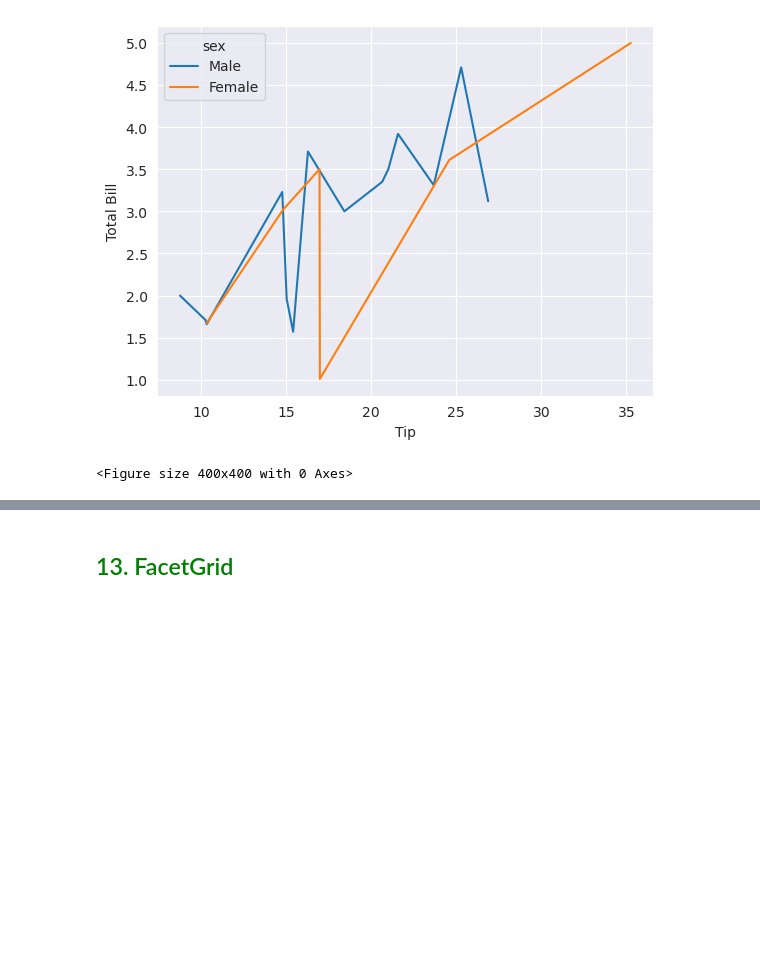
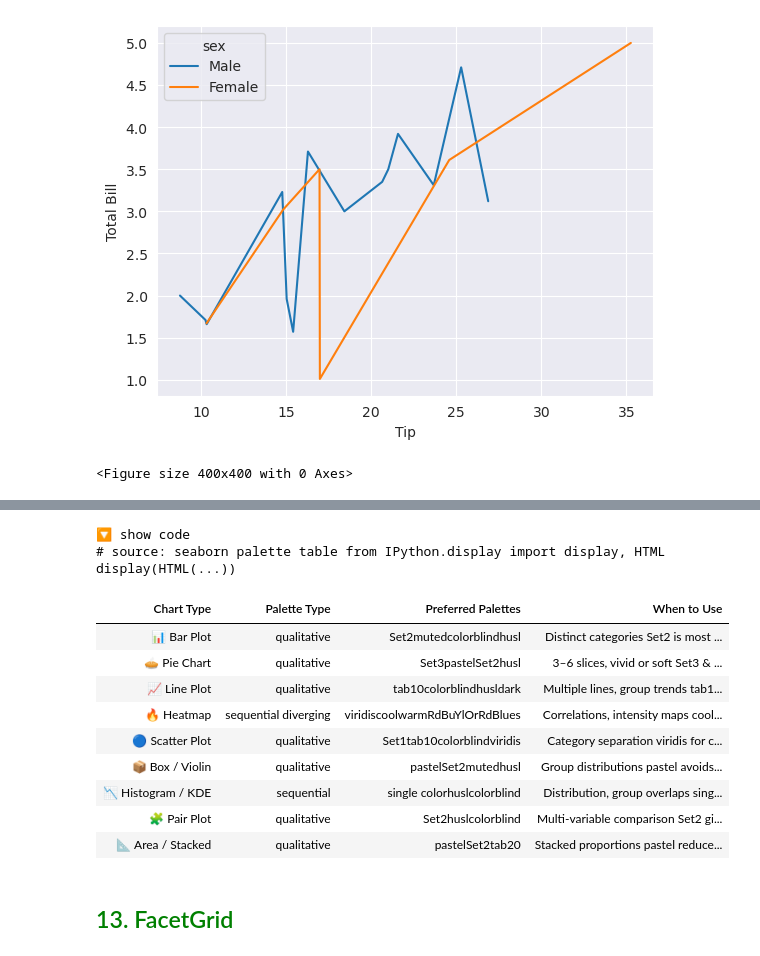
Before and after one commit to Kartika-Nidhi/Libraries_for_DS, a Jupyter notebook: Seaborn.ipynb, the cells around one changed output, grey strips where cells are left out. Drawn from its saved outputs; the diff is of its cells as text; code cells hidden in the pictures; blank space fills up the shorter version.

Commit message:
Seaborn notes completed

```diff
--- a/Seaborn.ipynb
+++ b/Seaborn.ipynb
@@ -342,5 +382,83 @@ plt.show()
 # %% [markdown]
 <div>
+# %%
+from IPython.display import display, HTML
+
+display(HTML("""
+<style>
+  .toggle-btn {
+    cursor: pointer; font-size: 12px; color: #888;
+    border: 1px solid #ddd; padding: 2px 10px;
+    border-radius: 4px; background: #f9f9f9;
+    margin-bottom: 6px; display: inline-block;
+  }
+  #code-block { display: none; }
+
+  /* --- table styles --- */
+  table { width:100%; border-collapse:collapse; font-family:Arial,sans-serif; font-size:13px; }
+  th { background:#4B8BBE; color:white; padding:10px 12px; text-align:left; }
+  td { padding:9px 12px; border-bottom:1px solid #e0e0e0; vertical-align:middle; }
+  tr:nth-child(even) td { background:#f5f8ff; }
+  tr:hover td { background:#eef3ff; }
+  .badge { display:inline-block; padding:2px 9px; border-radius:12px; font-size:11px; font-weight:bold; margin:2px; }
+  .b-teal   { background:#E1F5EE; color:#085041; }
+  .b-blue   { background:#E6F1FB; color:#0C447C; }
+  .b-purple { background:#EEEDFE; color:#3C3489; }
+  .b-coral  { background:#FAECE7; color:#712B13; }
+  .b-pink   { background:#FBEAF0; color:#72243E; }
+  .b-green  { background:#EAF3DE; color:#27500A; }
+  .b-amber  { background:#FAEEDA; color:#633806; }
+  .b-gray   { background:#F1EFE8; color:#444441; }
+  .qual { background:#EEEDFE; color:#3C3489; padding:2px 7px; border-radius:4px; font-size:11px; font-weight:bold; }
+  .seq  { background:#E1F5EE; color:#085041; padding:2px 7px; border-radius:4px; font-size:11px; font-weight:bold; }
+  .div  { background:#FAEEDA; color:#633806; padding:2px 7px; border-radius:4px; font-size:11px; font-weight:bold; }
+  .note { font-size:11px; color:#999; margin-top:2px; }
+</style>
+
+<span class="toggle-btn" onclick="
+  var b = document.getElementById('code-block');
+  b.style.display = b.style.display === 'none' ? 'block' : 'none';
+  this.textContent = b.style.display === 'none' ? '🔽 show code' : '🔼 hide code';
+">🔽 show code</span>
+
+<div id="code-block">
+<pre style="background:#f4f4f4; padding:10px; border-radius:6px; font-size:12px;">
+# source: seaborn palette table
+from IPython.display import display, HTML
+display(HTML(...))
+</pre>
+</div>
+
+<table>
+  <thead>
+    <tr><th>Chart Type</th><th>Palette Type</th><th>Preferred Palettes</th><th>When to Use</th></tr>
+  </thead>
+  <tbody>
+    <tr><td>📊 Bar Plot</td><td><span class="qual">qualitative</span></td><td><span class="badge b-teal">Set2</span><span class="badge b-gray">muted</span><span class="badge b-blue">colorblind</span><span class="badge b-purple">husl</span></td><td>Distinct categories<div class="note">Set2 is most recommended</div></td></tr>
+    <tr><td>🥧 Pie Chart</td><td><span class="qual">qualitative</span></td><td><span class="badge b-green">Set3</span><span class="badge b-pink">pastel</span><span class="badge b-teal">Set2</span><span class="badge b-purple">husl</span></td><td>3–6 slices, vivid or soft<div class="note">Set3 & pastel preferred</div></td></tr>
+    <tr><td>📈 Line Plot</td><td><span class="qual">qualitative</span></td><td><span class="badge b-blue">tab10</span><span class="badge b-blue">colorblind</span><span class="badge b-purple">husl</span><span class="badge b-gray">dark</span></td><td>Multiple lines, group trends<div class="note">tab10 is best for many lines</div></td></tr>
+    <tr><td>🔥 Heatmap</td><td><span class="seq">sequential</span> <span class="div">diverging</span></td><td><span class="badge b-teal">viridis</span><span class="badge b-coral">coolwarm</span><span class="badge b-coral">RdBu</span><span class="badge b-amber">YlOrRd</span><span class="badge b-blue">Blues</span></td><td>Correlations, intensity maps<div class="note">coolwarm for pos/neg</div></td></tr>
+    <tr><td>🔵 Scatter Plot</td><td><span class="qual">qualitative</span></td><td><span class="badge b-coral">Set1</span><span class="badge b-blue">tab10</span><span class="badge b-blue">colorblind</span><span class="badge b-teal">viridis</span></td><td>Category separation<div class="note">viridis for continuous hue</div></td></tr>
+    <tr><td>📦 Box / Violin</td><td><span class="qual">qualitative</span></td><td><span class="badge b-pink">pastel</span><span class="badge b-teal">Set2</span><span class="badge b-gray">muted</span><span class="badge b-purple">husl</span></td><td>Group distributions<div class="note">pastel avoids stat distraction</div></td></tr>
+    <tr><td>📉 Histogram / KDE</td><td><span class="seq">sequential</span></td><td><span class="badge b-gray">single color</span><span class="badge b-purple">husl</span><span class="badge b-blue">colorblind</span></td><td>Distribution, group overlaps<div class="note">single color for one group</div></td></tr>
+    <tr><td>🧩 Pair Plot</td><td><span class="qual">qualitative</span></td><td><span class="badge b-teal">Set2</span><span class="badge b-purple">husl</span><span class="badge b-blue">colorblind</span></td><td>Multi-variable comparison<div class="note">Set2 gives clear separation</div></td></tr>
+    <tr><td>📐 Area / Stacked</td><td><span class="qual">qualitative</span></td><td><span class="badge b-pink">pastel</span><span class="badge b-teal">Set2</span><span class="badge b-amber">tab20</span></td><td>Stacked proportions<div class="note">pastel reduces color noise</div></td></tr>
+  </tbody>
+</table>
+"""))
+# %% [output]
+🔽 show code
+# source: seaborn palette table from IPython.display import display, HTML display(HTML(...))
+| Chart Type | Palette Type | Preferred Palettes | When to Use |
+| 📊 Bar Plot | qualitative | Set2mutedcolorblindhusl | Distinct categories Set2 is most ... |
+| 🥧 Pie Chart | qualitative | Set3pastelSet2husl | 3–6 slices, vivid or soft Set3 & ... |
+| 📈 Line Plot | qualitative | tab10colorblindhusldark | Multiple lines, group trends tab1... |
+| 🔥 Heatmap | sequential diverging | viridiscoolwarmRdBuYlOrRdBlues | Correlations, intensity maps cool... |
+| 🔵 Scatter Plot | qualitative | Set1tab10colorblindviridis | Category separation viridis for c... |
+| 📦 Box / Violin | qualitative | pastelSet2mutedhusl | Group distributions pastel avoids... |
+| 📉 Histogram / KDE | sequential | single colorhuslcolorblind | Distribution, group overlaps sing... |
+| 🧩 Pair Plot | qualitative | Set2huslcolorblind | Multi-variable comparison Set2 gi... |
+| 📐 Area / Stacked | qualitative | pastelSet2tab20 | Stacked proportions pastel reduce... |
 # %% [markdown]
 <h2 style = "color:green">13. FacetGrid
 # %%
```
Also changed, not shown: parts of 3 cells of this notebook.
